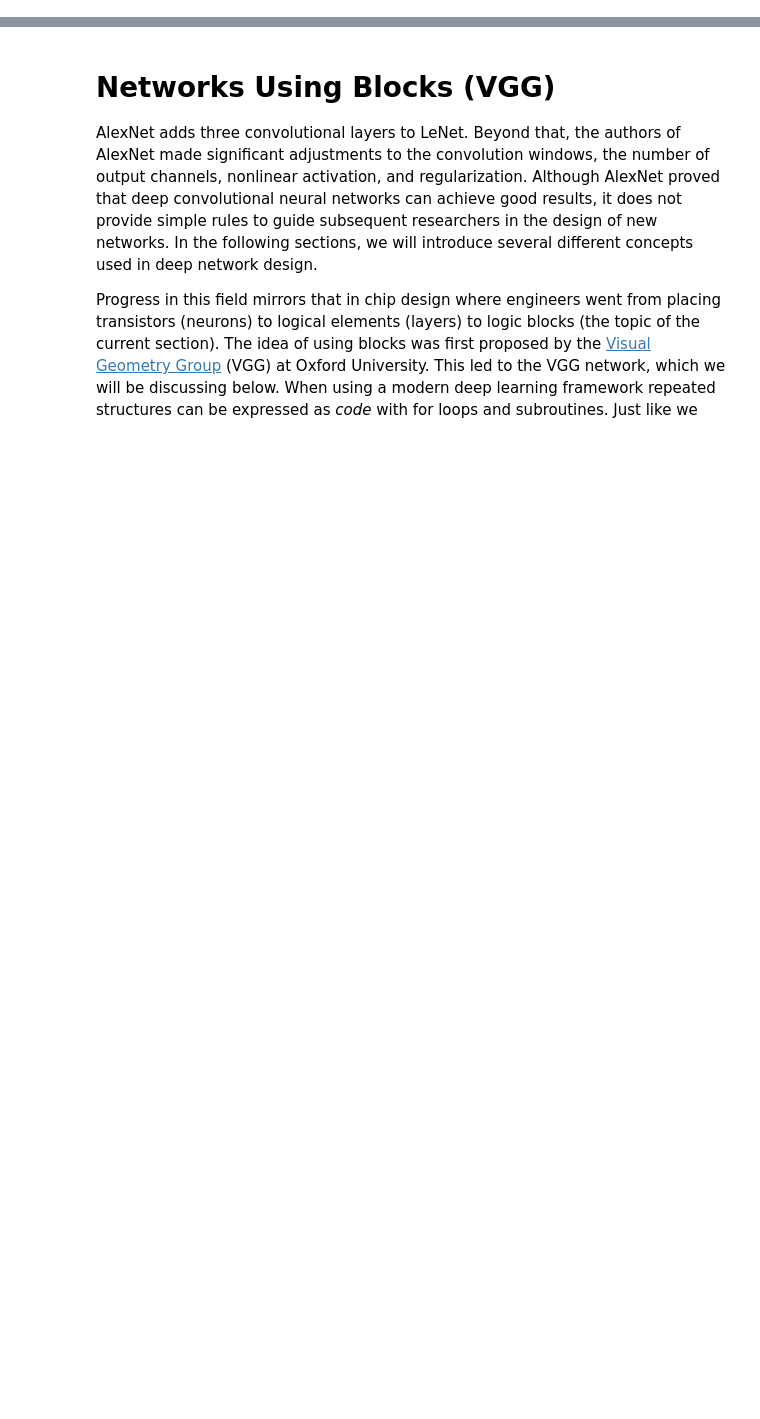
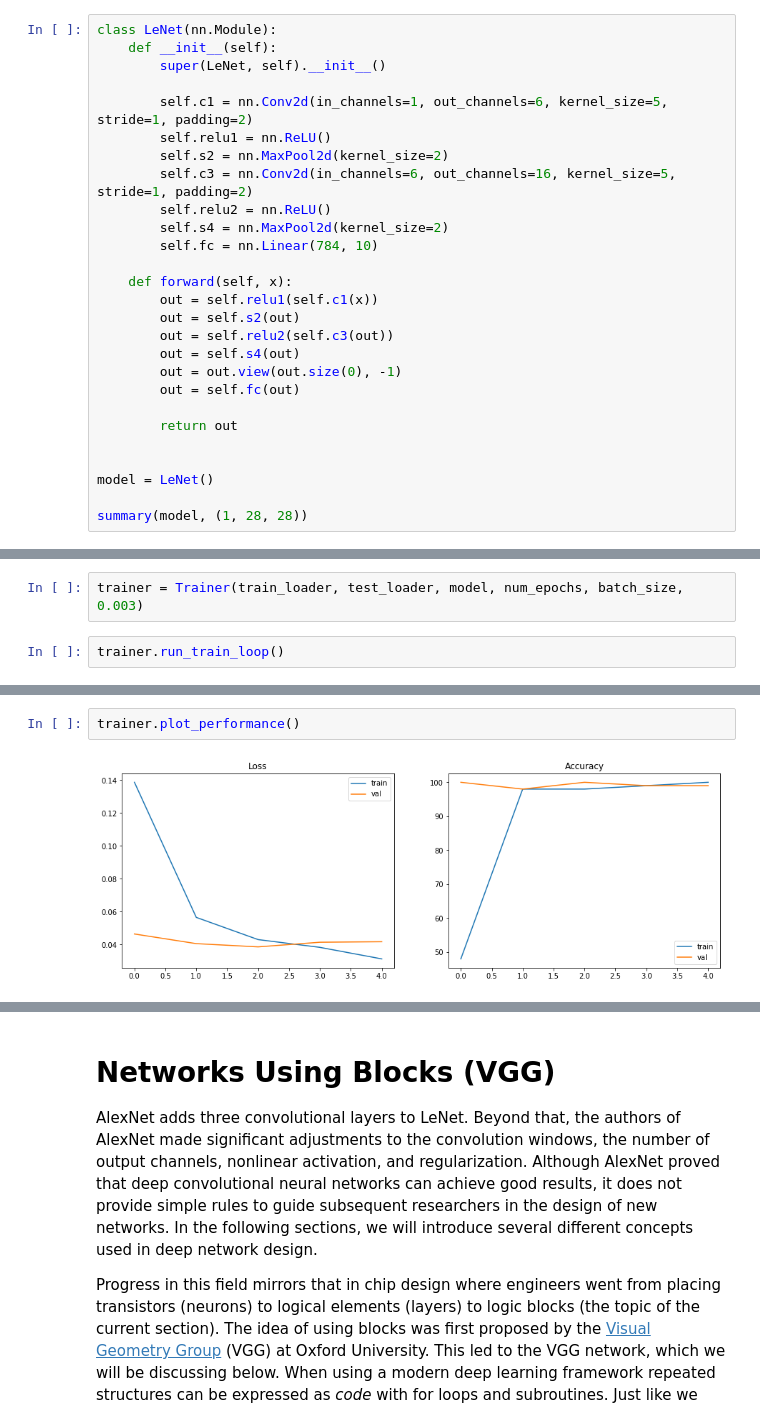
Before and after one commit to rashed091/NeuralNetwork, a Jupyter notebook: Lecture11 - Various Deep Learning Networks.ipynb, the cells around one changed output, grey strips where cells are left out. Drawn from its saved outputs; the diff is of its cells as text; blank space fills up the shorter version.

```diff
--- a/Lecture11 - Various Deep Learning Networks.ipynb
+++ b/Lecture11 - Various Deep Learning Networks.ipynb
@@ -22,3 +193,30 @@ The basic units in the convolutional block are a convolutional layer and a subse
 The output shape of the convolutional layer block is (batch size, channel, height, width). When the output of the convolutional layer block is passed into the fully connected layer block, the fully connected layer block flattens each example in the mini-batch. That is to say, the input shape of the fully connected layer will become two dimensional: the first dimension is the example in the mini-batch, the second dimension is the vector representation after each example is flattened, and the vector length is the product of channel, height, and width.  The fully connected layer block has three fully connected layers. They have 120, 84, and 10 outputs, respectively. Here, 10 is the number of output classes.
 
 Next, we implement the LeNet model through the Sequential class.
+# %%
+class LeNet(nn.Module):
+    def __init__(self):
+        super(LeNet, self).__init__()
+
+        self.c1 = nn.Conv2d(in_channels=1, out_channels=6, kernel_size=5, stride=1, padding=2)
+        self.relu1 = nn.ReLU()
+        self.s2 = nn.MaxPool2d(kernel_size=2)
+        self.c3 = nn.Conv2d(in_channels=6, out_channels=16, kernel_size=5, stride=1, padding=2)
+        self.relu2 = nn.ReLU()
+        self.s4 = nn.MaxPool2d(kernel_size=2)
+        self.fc = nn.Linear(784, 10)
+
+    def forward(self, x):
+        out = self.relu1(self.c1(x))
+        out = self.s2(out)
+        out = self.relu2(self.c3(out))
+        out = self.s4(out)
+        out = out.view(out.size(0), -1)
+        out = self.fc(out)
+
+        return out
+
+
+model = LeNet()
+
+summary(model, (1, 28, 28))
@@ -24,0 +244,4 @@ Next, we implement the LeNet model through the Sequential class.
+# %%
+trainer = Trainer(train_loader, test_loader, model, num_epochs, batch_size, 0.003)
+# %%
+trainer.run_train_loop()
@@ -25,3 +254,7 @@ Next, we implement the LeNet model through the Sequential class.
+# %%
+trainer.plot_performance()
+# %% [output]
+[figure, added]
 # %% [markdown]
 ## AlexNet
 
```
Also changed, not shown: parts of 4 cells of this notebook, 5 other files.
